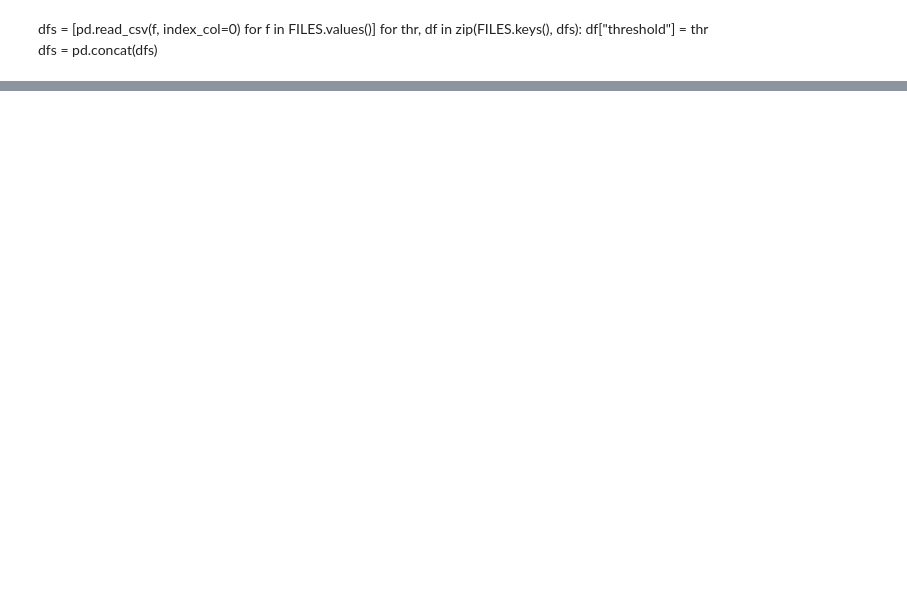
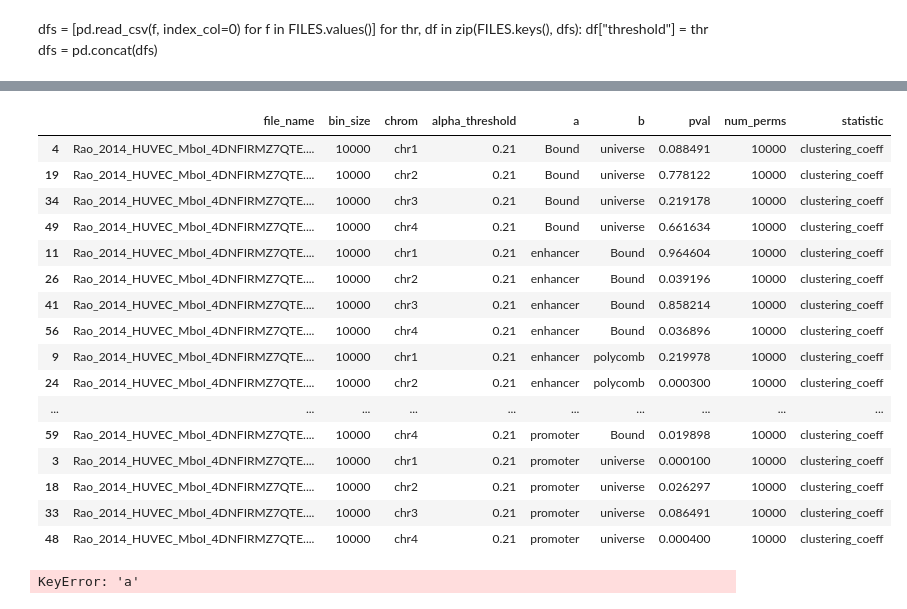
Before and after one commit to leomorelli/HiCONA, a Jupyter notebook: notebooks/permutation_heatmap.ipynb, the cells around one changed output, grey strips where cells are left out. Cells and saved outputs as stored; diff of their text form; code cells hidden in the pictures; blank space fills up the shorter version.

```diff
--- a/notebooks/permutation_heatmap.ipynb
+++ b/notebooks/permutation_heatmap.ipynb
@@ -28,5 +32,24 @@ dfs
 # %%
 dfs.sort_values(["a", "b", "alpha_threshold"], inplace=True)
+dfs
+# %% [output]
+|  | file_name | bin_size | chrom | alpha_threshold | a | b | pval | num_perms | statistic |
+| 4 | Rao_2014_HUVEC_MboI_4DNFIRMZ7QTE.... | 10000 | chr1 | 0.21 | Bound | universe | 0.088491 | 10000 | clustering_coeff |
+| 19 | Rao_2014_HUVEC_MboI_4DNFIRMZ7QTE.... | 10000 | chr2 | 0.21 | Bound | universe | 0.778122 | 10000 | clustering_coeff |
+| 34 | Rao_2014_HUVEC_MboI_4DNFIRMZ7QTE.... | 10000 | chr3 | 0.21 | Bound | universe | 0.219178 | 10000 | clustering_coeff |
+| 49 | Rao_2014_HUVEC_MboI_4DNFIRMZ7QTE.... | 10000 | chr4 | 0.21 | Bound | universe | 0.661634 | 10000 | clustering_coeff |
+| 11 | Rao_2014_HUVEC_MboI_4DNFIRMZ7QTE.... | 10000 | chr1 | 0.21 | enhancer | Bound | 0.964604 | 10000 | clustering_coeff |
+| 26 | Rao_2014_HUVEC_MboI_4DNFIRMZ7QTE.... | 10000 | chr2 | 0.21 | enhancer | Bound | 0.039196 | 10000 | clustering_coeff |
+| 41 | Rao_2014_HUVEC_MboI_4DNFIRMZ7QTE.... | 10000 | chr3 | 0.21 | enhancer | Bound | 0.858214 | 10000 | clustering_coeff |
+| 56 | Rao_2014_HUVEC_MboI_4DNFIRMZ7QTE.... | 10000 | chr4 | 0.21 | enhancer | Bound | 0.036896 | 10000 | clustering_coeff |
+| 9 | Rao_2014_HUVEC_MboI_4DNFIRMZ7QTE.... | 10000 | chr1 | 0.21 | enhancer | polycomb | 0.219978 | 10000 | clustering_coeff |
+| 24 | Rao_2014_HUVEC_MboI_4DNFIRMZ7QTE.... | 10000 | chr2 | 0.21 | enhancer | polycomb | 0.000300 | 10000 | clustering_coeff |
+| ... | ... | ... | ... | ... | ... | ... | ... | ... | ... |
+| 59 | Rao_2014_HUVEC_MboI_4DNFIRMZ7QTE.... | 10000 | chr4 | 0.21 | promoter | Bound | 0.019898 | 10000 | clustering_coeff |
+| 3 | Rao_2014_HUVEC_MboI_4DNFIRMZ7QTE.... | 10000 | chr1 | 0.21 | promoter | universe | 0.000100 | 10000 | clustering_coeff |
+| 18 | Rao_2014_HUVEC_MboI_4DNFIRMZ7QTE.... | 10000 | chr2 | 0.21 | promoter | universe | 0.026297 | 10000 | clustering_coeff |
+| 33 | Rao_2014_HUVEC_MboI_4DNFIRMZ7QTE.... | 10000 | chr3 | 0.21 | promoter | universe | 0.086491 | 10000 | clustering_coeff |
+| 48 | Rao_2014_HUVEC_MboI_4DNFIRMZ7QTE.... | 10000 | chr4 | 0.21 | promoter | universe | 0.000400 | 10000 | clustering_coeff |
 # %%
 sig_column = [1 if v < 0.05 else 0 for v in dfs["pval"]]
 sig_column = [-1 if v > 0.95 else e for e, v in zip(sig_column, dfs["pval"])]
@@ -35,5 +58,8 @@ dfs["significance"] = sig_column
 dfs["test"] = dfs["a"] + "\n vs \n" + dfs["b"]
 
 dfs.drop(["pval", "a", "b"], axis=1, inplace=True)
+dfs
+# %% [output]
+KeyError: 'a'
 # %%
 dfs["alpha_threshold"] = dfs["alpha_threshold"].astype(str)
```
Also changed, not shown: parts of 9 cells of this notebook, 1 other file.
